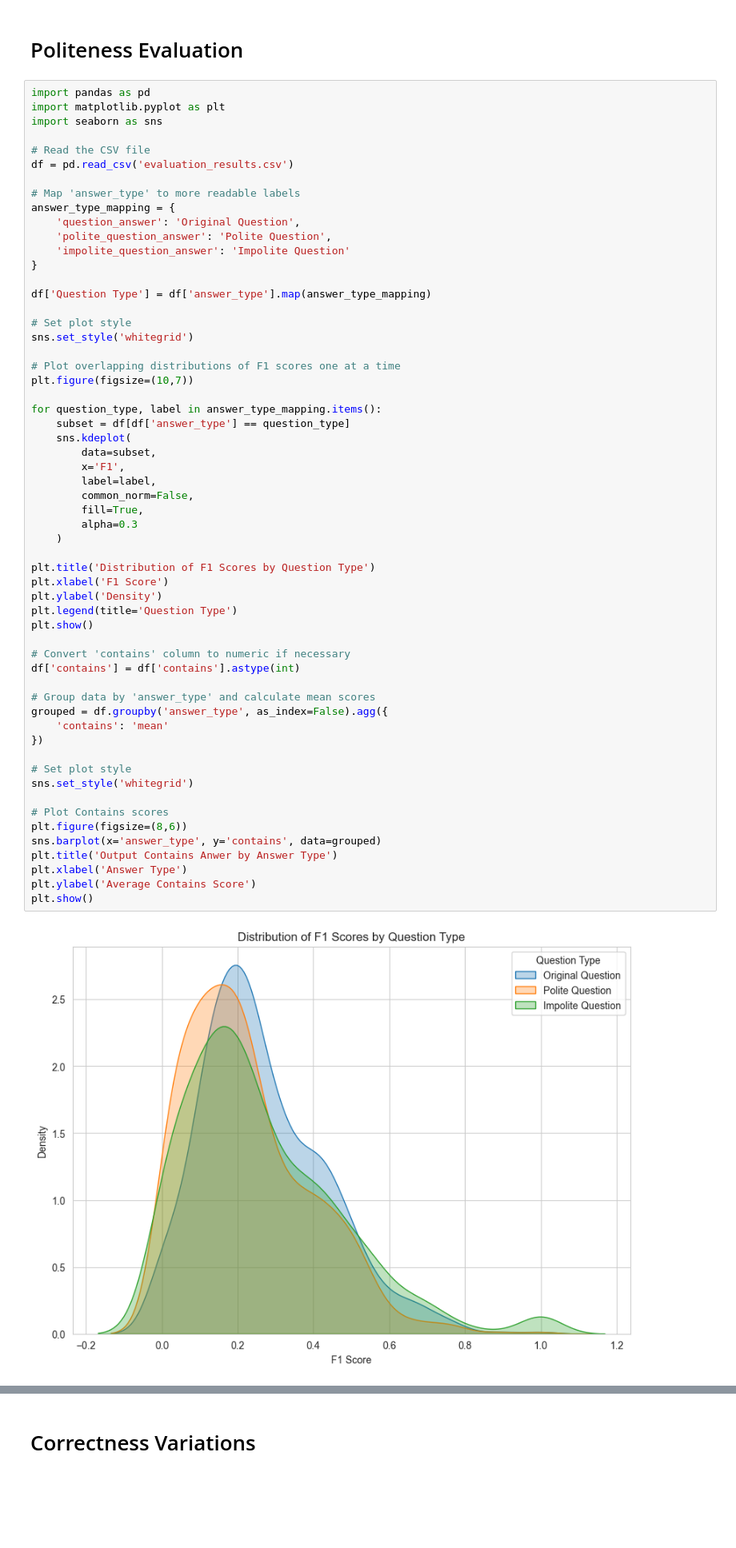
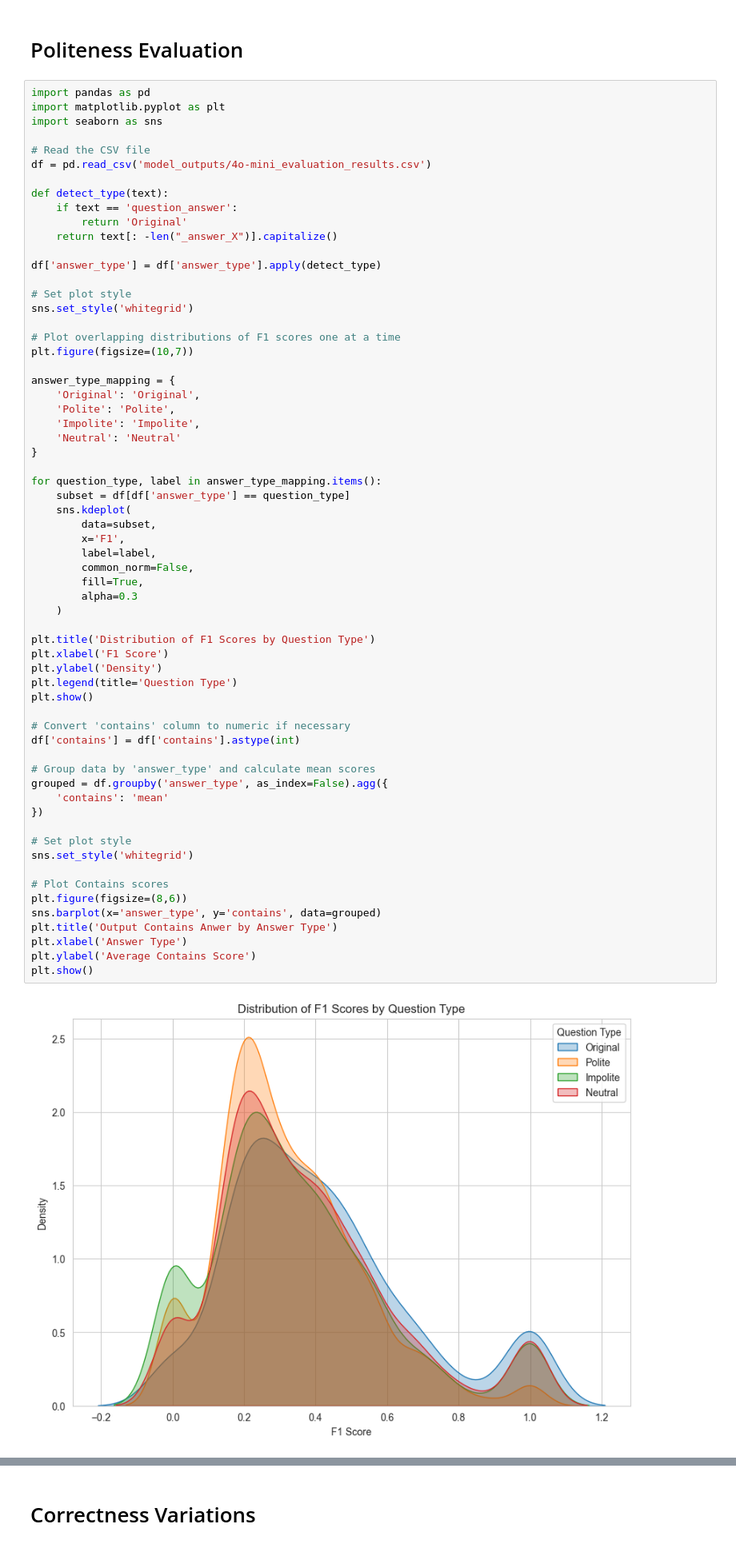
Before and after one commit to jbbernardin/LLM_Politeness, a Jupyter notebook: ANLP_Figures.ipynb, the cells around one changed output, grey strips where cells are left out. Shown at 80% size. Drawn from its saved outputs; the diff is of its cells as text; blank space fills up the shorter version.

Commit message:
new figures completed

```diff
--- a/ANLP_Figures.ipynb
+++ b/ANLP_Figures.ipynb
@@ -247,22 +282,27 @@ import matplotlib.pyplot as plt
 import seaborn as sns
 
 # Read the CSV file
-df = pd.read_csv('evaluation_results.csv')
+df = pd.read_csv('model_outputs/4o-mini_evaluation_results.csv')
 
-# Map 'answer_type' to more readable labels
-answer_type_mapping = {
-    'question_answer': 'Original Question',
-    'polite_question_answer': 'Polite Question',
-    'impolite_question_answer': 'Impolite Question'
-}
+def detect_type(text):
+    if text == 'question_answer':
+        return 'Original'
+    return text[: -len("_answer_X")].capitalize()
 
-df['Question Type'] = df['answer_type'].map(answer_type_mapping)
+df['answer_type'] = df['answer_type'].apply(detect_type)
 
 # Set plot style
 sns.set_style('whitegrid')
 
 # Plot overlapping distributions of F1 scores one at a time
 plt.figure(figsize=(10,7))
+
+answer_type_mapping = {
+    'Original': 'Original',
+    'Polite': 'Polite',
+    'Impolite': 'Impolite',
+    'Neutral': 'Neutral'
+}
 
 for question_type, label in answer_type_mapping.items():
     subset = df[df['answer_type'] == question_type]
@@ -273,31 +313,31 @@ for question_type, label in answer_type_mapping.items():
         common_norm=False,
         fill=True,
         alpha=0.3
     )
 
 plt.title('Distribution of F1 Scores by Question Type')
 plt.xlabel('F1 Score')
 plt.ylabel('Density')
 plt.legend(title='Question Type')
 plt.show()
 
 # Convert 'contains' column to numeric if necessary
 df['contains'] = df['contains'].astype(int)
 
 # Group data by 'answer_type' and calculate mean scores
 grouped = df.groupby('answer_type', as_index=False).agg({
     'contains': 'mean'
 })
 
 # Set plot style
 sns.set_style('whitegrid')
 
 # Plot Contains scores
 plt.figure(figsize=(8,6))
 sns.barplot(x='answer_type', y='contains', data=grouped)
 plt.title('Output Contains Anwer by Answer Type')
 plt.xlabel('Answer Type')
 plt.ylabel('Average Contains Score')
 plt.show()
 # %% [output]
-[figure, old version]
+[figure, new version]
```
Also changed, not shown: parts of 14 cells of this notebook.
